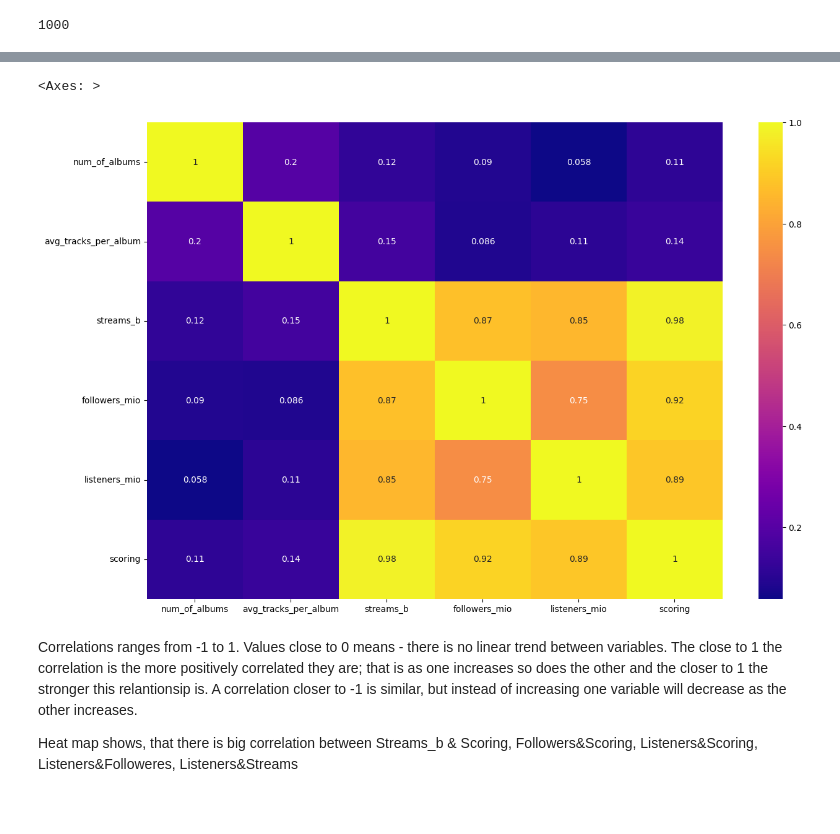
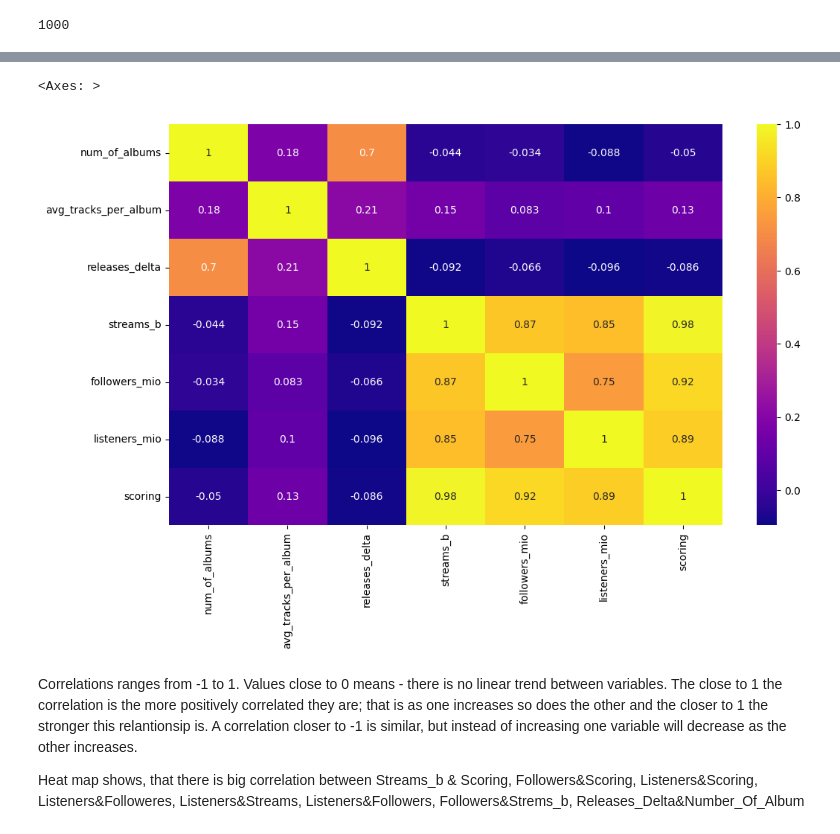
Before and after one commit to dekristi/Spotify_Project, a Jupyter notebook: Spotify_Project.ipynb, the cells around one changed output, grey strips where cells are left out. Drawn from its saved outputs; the diff is of its cells as text; code cells hidden in the pictures; blank space fills up the shorter version.

```diff
--- a/Spotify_Project.ipynb
+++ b/Spotify_Project.ipynb
@@ -271,21 +351,26 @@ cursor = db_connection.cursor()
 sql_query = """SELECT albd.artist_name,
                     count(albd.total_track) AS num_of_albums,
                     round(avg(albd.total_track),0) AS avg_tracks_per_album,
+                    (YEAR(max(release_date)) - YEAR(min(release_date))) AS releases_delta,
                     artd.streams_b,
                     artd.followers_mio,
                     artd.listeners_mio,
                     artd.scoring
-            FROM artists_albums as albd
+            FROM artists_album_data as albd
                 JOIN artists_playlist as artd
                 ON albd.artist_name=artd.artist
             GROUP BY albd.artist_name,
                     artd.streams_b,
                     artd.followers_mio,
                     artd.listeners_mio,
-                    artd.scoring"""
+                    artd.scoring
+            ORDER BY scoring DESC"""
 
 cursor.execute(sql_query)
 
 rows = cursor.fetchall()
 
-sql_df = pd.DataFrame(rows, columns=['artist_name', 'num_of_albums', 'avg_tracks_per_album', 'streams_b', 'followers_mio', 'listeners_mio', 'scoring'])
+sql_df = pd.DataFrame(rows, columns=['artist_name', 'num_of_albums', 'avg_tracks_per_album', 'releases_delta', 'streams_b',
+                                     'followers_mio', 'listeners_mio', 'scoring'])
+
+sql_df
@@ -310,7 +406,7 @@ sql_df
 # %%
 y=sql_df['scoring']
 # %%
-sql_df = sql_df.astype({'num_of_albums':float, 'avg_tracks_per_album':float, 'streams_b':float, 'followers_mio':float, 'listeners_mio':float, 'scoring':float})
+sql_df = sql_df.astype({'num_of_albums':float, 'avg_tracks_per_album':float, 'releases_delta':float, 'streams_b':float, 'followers_mio':float, 'listeners_mio':float, 'scoring':float})
 # %%
 variables_names = list(sql_df.columns)[1:-1]
 # %%
@@ -383,15 +485,15 @@ Notes:
 # %%
 correl_df = sql_df[1:]
 # %%
-plt.figure(figsize=(15,10))
+plt.figure(figsize=(12,7))
 corr = correl_df.corr()
 sns.heatmap(corr, cmap='plasma', annot=True)
 # %% [output]
 <Axes: >
-[figure, old version]
+[figure, new version]
 # %% [markdown]
  Correlations ranges from -1 to 1. Values close to 0 means - there is no linear trend between variables. The close to 1 the correlation is the more positively correlated they are;
 that is as one increases so does the other and the closer to 1 the stronger this relantionsip is.
 A correlation closer to -1 is similar, but instead of increasing one variable will decrease as the other increases.
 
-Heat map shows, that there is big correlation between Streams_b & Scoring, Followers&Scoring, Listeners&Scoring, Listeners&Followeres, Listeners&Streams
+Heat map shows, that there is big correlation between Streams_b & Scoring, Followers&Scoring, Listeners&Scoring, Listeners&Followeres, Listeners&Streams, Listeners&Followers, Followers&Strems_b, Releases_Delta&Number_Of_Album
```
Also changed, not shown: parts of 15 cells of this notebook, 1 other file.
